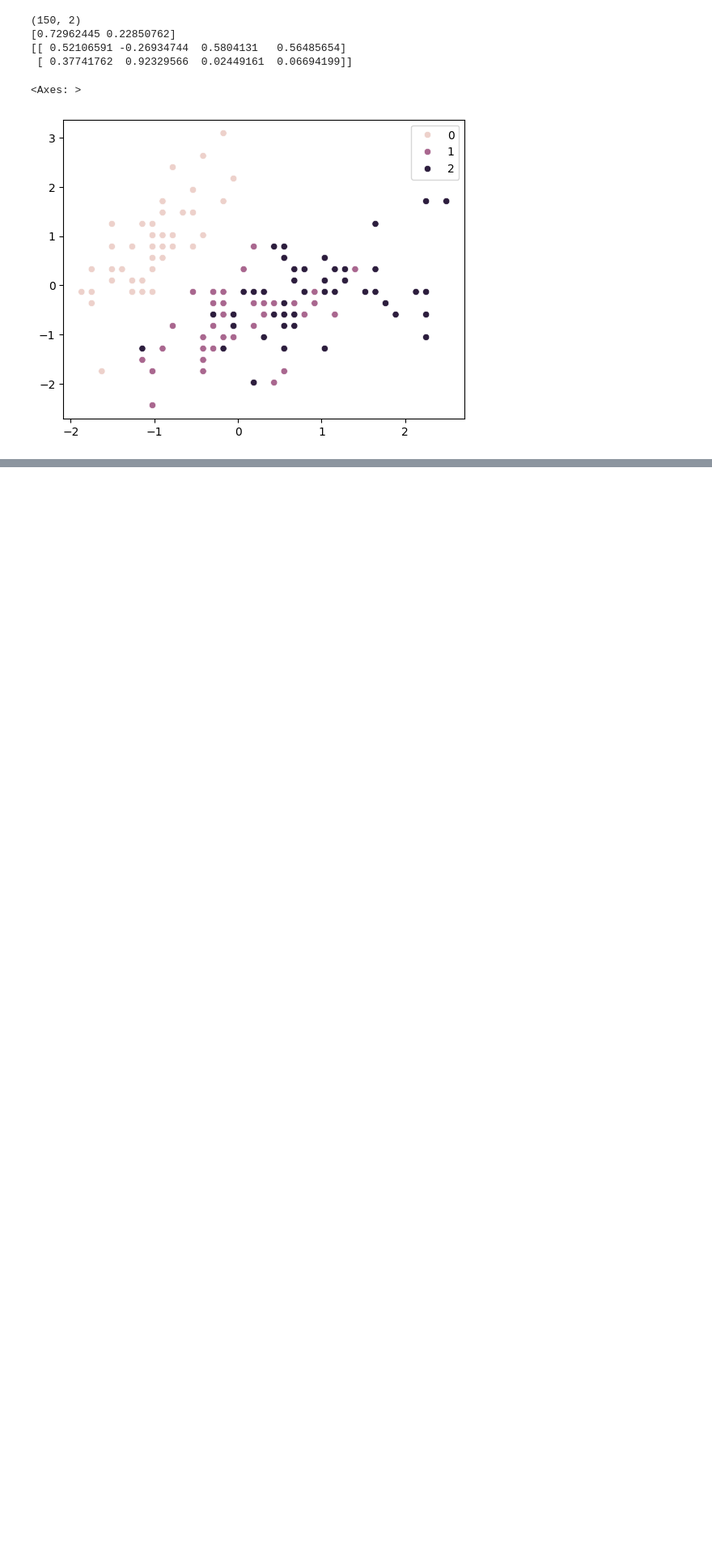
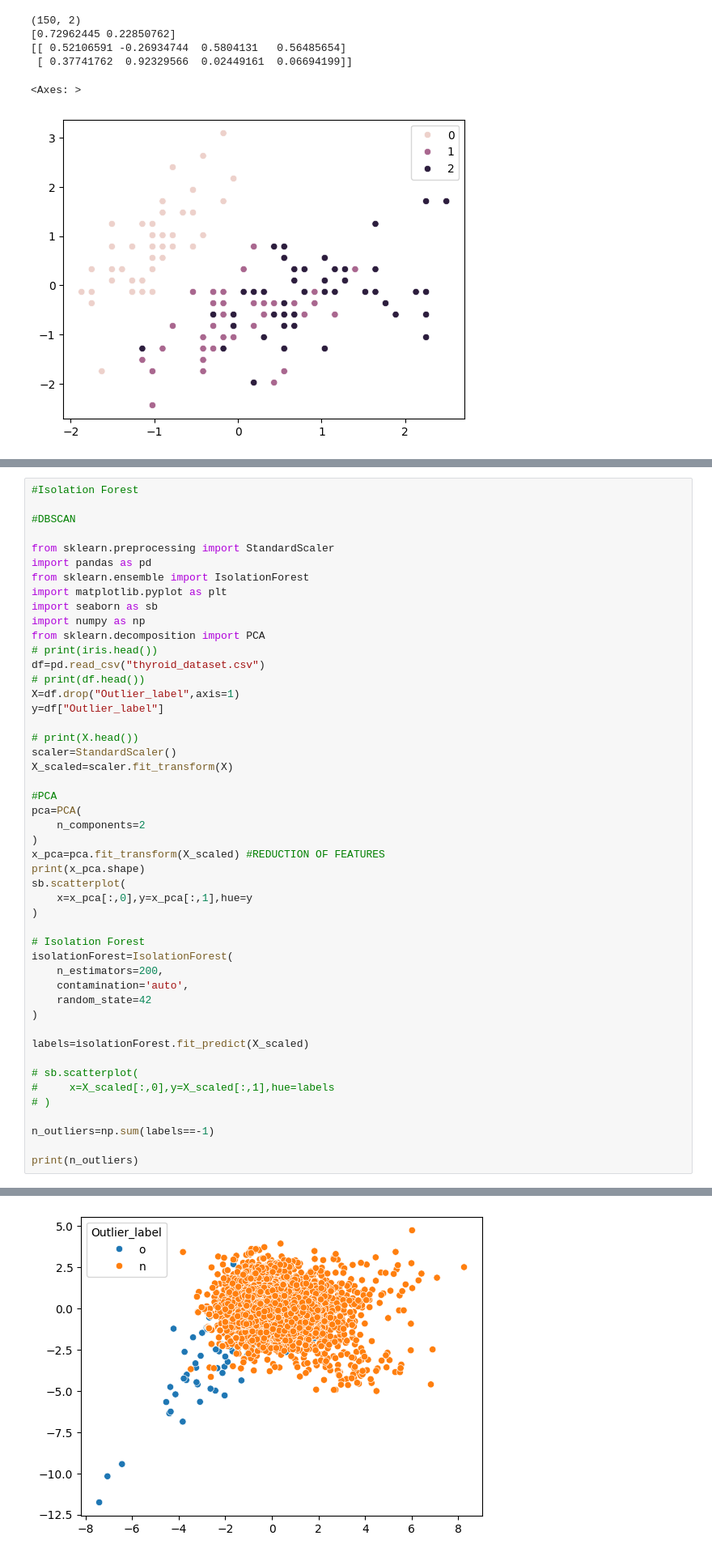
Before and after one commit to engineerharshitcodes/AI-ML-Practice, a Jupyter notebook: Ml/Day41.ipynb, the cells around one changed output, grey strips where cells are left out. Shown at 81% size. Drawn from its saved outputs; the diff is of its cells as text; blank space fills up the shorter version.

```diff
--- a/Ml/Day41.ipynb
+++ b/Ml/Day41.ipynb
@@ -39,0 +75,49 @@ sb.scatterplot(
+# %%
+#Isolation Forest
+
+#DBSCAN
+
+from sklearn.preprocessing import StandardScaler
+import pandas as pd
+from sklearn.ensemble import IsolationForest
+import matplotlib.pyplot as plt
+import seaborn as sb
+import numpy as np
+from sklearn.decomposition import PCA
+# print(iris.head())
+df=pd.read_csv("thyroid_dataset.csv")
+# print(df.head())
+X=df.drop("Outlier_label",axis=1)
+y=df["Outlier_label"]
+
+# print(X.head())
+scaler=StandardScaler()
+X_scaled=scaler.fit_transform(X)
+
+#PCA
+pca=PCA(
+    n_components=2
+)
+x_pca=pca.fit_transform(X_scaled) #REDUCTION OF FEATURES
+print(x_pca.shape)
+sb.scatterplot(
+    x=x_pca[:,0],y=x_pca[:,1],hue=y
+)
+
+# Isolation Forest
+isolationForest=IsolationForest(
+    n_estimators=200,
+    contamination='auto',
+    random_state=42
+)
+
+labels=isolationForest.fit_predict(X_scaled)
+
+# sb.scatterplot(
+#     x=X_scaled[:,0],y=X_scaled[:,1],hue=labels
+# )
+
+n_outliers=np.sum(labels==-1)
+
+print(n_outliers)
+# %% [output]
@@ -39,0 +126 @@ sb.scatterplot(
+[figure, added]
```
Also changed, not shown: parts of 5 cells of this notebook, 2 other files.
